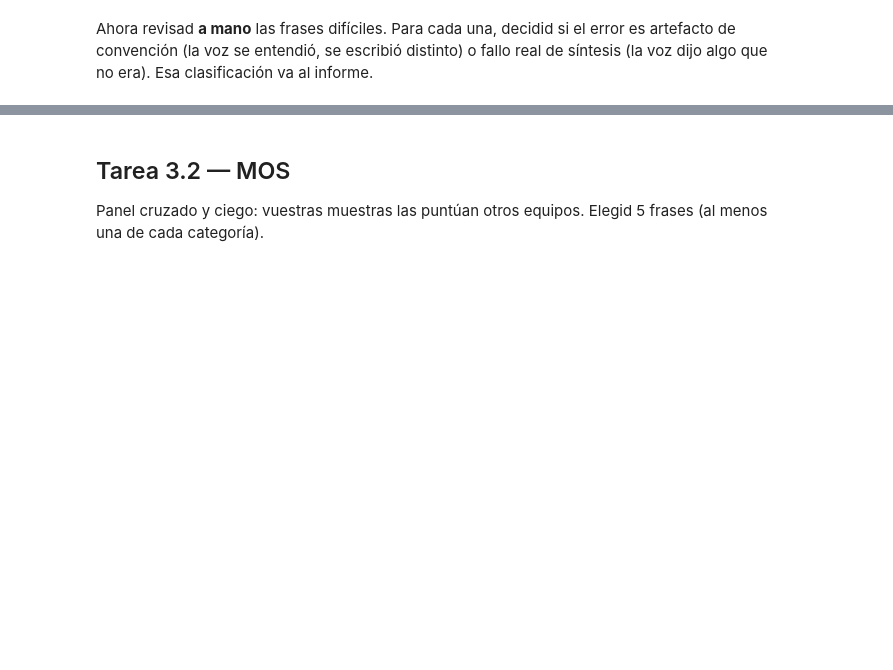
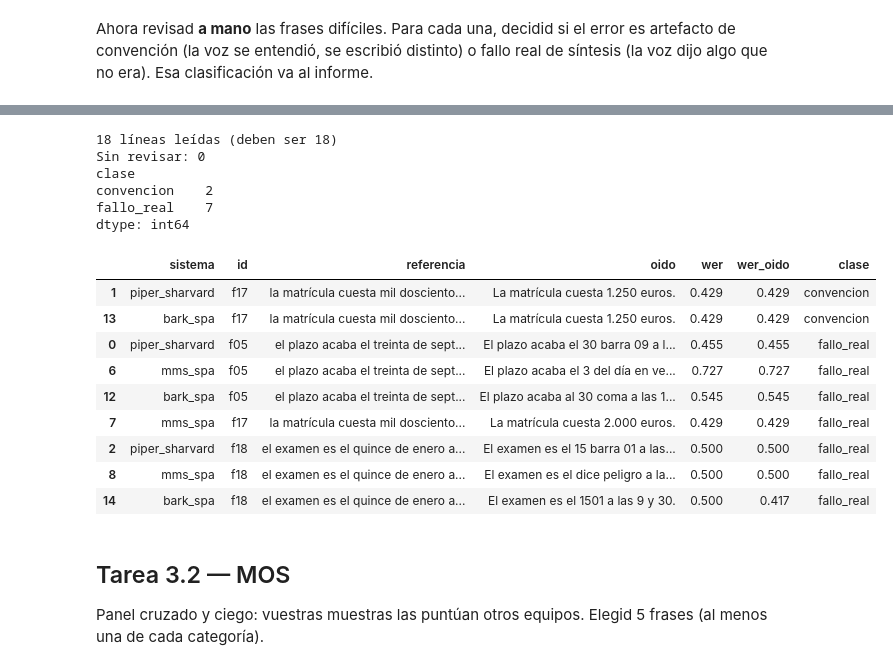
Before and after one commit to Ivnson/Practica-1---Sintesis-de-voz, a Jupyter notebook: p1_plantilla.ipynb, the cells around one changed output, grey strips where cells are left out. Drawn from its saved outputs; the diff is of its cells as text; code cells hidden in the pictures; blank space fills up the shorter version.

Commit message:
Tarea 3.1

```diff
--- a/p1_plantilla.ipynb
+++ b/p1_plantilla.ipynb
@@ -364,3 +408,60 @@ intel[intel.categoria == 'cifras'][['sistema', 'referencia', 'hipotesis', 'wer']
+# %%
+import re
+import jiwer
+
+intel = pd.read_csv(RES / 'inteligibilidad.csv')
+
+# 1. Leer lo que has oído, línea a línea
+patron = re.compile(r'^(\w+)\s+(F\d+)\s*->\s*DEBERIA DECIR\s*:\s*(.*?)\s*->\s*DICE:\s*(.*)$', re.IGNORECASE)
+filas = []
+with open(RES / 'RevisarAudios.txt', encoding='utf-8-sig') as f:
+    for linea in f:
+        m = patron.match(linea.strip())
+        if m:
+            filas.append(dict(sistema=m.group(1), id=m.group(2).lower(), oido=m.group(4).strip()))
+revisado = pd.DataFrame(filas)
+print(len(revisado), 'líneas leídas (deben ser 18)')
+
+# 2. Tu clasificación de cada caso
+clases = {
+    ('piper_sharvard', 'f05'): 'fallo_real',  ('mms_spa', 'f05'): 'fallo_real',  ('bark_spa', 'f05'): 'fallo_real',
+    ('piper_sharvard', 'f17'): 'convencion',  ('mms_spa', 'f17'): 'fallo_real',  ('bark_spa', 'f17'): 'convencion',
+    ('piper_sharvard', 'f18'): 'fallo_real',  ('mms_spa', 'f18'): 'fallo_real',  ('bark_spa', 'f18'): 'fallo_real',
+    ('piper_sharvard', 'f06'): 'fallo_real',  ('mms_spa', 'f06'): 'fallo_real',  ('bark_spa', 'f06'): 'fallo_real',
+    ('piper_sharvard', 'f19'): 'convencion',  ('mms_spa', 'f19'): 'fallo_real',  ('bark_spa', 'f19'): 'fallo_real',
+    ('piper_sharvard', 'f20'): 'convencion',  ('mms_spa', 'f20'): 'fallo_real',  ('bark_spa', 'f20'): 'convencion',
+}
+
+# 3. Unir con intel: WER según Whisper y WER según lo que has oído
+norma = evaluacion.normaliza_texto()
+dificiles = intel[intel.categoria.isin(['cifras', 'siglas'])].merge(revisado, on=['sistema', 'id'], how='left')
+dificiles['wer_oido'] = [jiwer.wer(norma(r), norma(h)) for r, h in zip(dificiles.referencia, dificiles.oido)]
+dificiles['clase'] = [clases.get((s, i), '') for s, i in zip(dificiles.sistema, dificiles.id)]
+print('Sin revisar:', dificiles.oido.isna().sum())
+
+dificiles.to_csv(RES / 'revision_manual.csv', index=False)
+
+# 4. TAREA 3.1: respuesta para cifras
+cifras = dificiles[dificiles.categoria == 'cifras']
+print(cifras.groupby('clase').size())
+cifras[['sistema', 'id', 'referencia', 'oido', 'wer', 'wer_oido', 'clase']].sort_values(['clase', 'id']).round(3)
+# %% [output]
+18 líneas leídas (deben ser 18)
+Sin revisar: 0
+clase
+convencion    2
+fallo_real    7
+dtype: int64
+|  | sistema | id | referencia | oido | wer | wer_oido | clase |
+| 1 | piper_sharvard | f17 | la matrícula cuesta mil dosciento... | La matrícula cuesta 1.250 euros. | 0.429 | 0.429 | convencion |
+| 13 | bark_spa | f17 | la matrícula cuesta mil dosciento... | La matrícula cuesta 1.250 euros. | 0.429 | 0.429 | convencion |
+| 0 | piper_sharvard | f05 | el plazo acaba el treinta de sept... | El plazo acaba el 30 barra 09 a l... | 0.455 | 0.455 | fallo_real |
+| 6 | mms_spa | f05 | el plazo acaba el treinta de sept... | El plazo acaba el 3 del día en ve... | 0.727 | 0.727 | fallo_real |
+| 12 | bark_spa | f05 | el plazo acaba el treinta de sept... | El plazo acaba al 30 coma a las 1... | 0.545 | 0.545 | fallo_real |
+| 7 | mms_spa | f17 | la matrícula cuesta mil dosciento... | La matrícula cuesta 2.000 euros. | 0.429 | 0.429 | fallo_real |
+| 2 | piper_sharvard | f18 | el examen es el quince de enero a... | El examen es el 15 barra 01 a las... | 0.500 | 0.500 | fallo_real |
+| 8 | mms_spa | f18 | el examen es el quince de enero a... | El examen es el dice peligro a la... | 0.500 | 0.500 | fallo_real |
+| 14 | bark_spa | f18 | el examen es el quince de enero a... | El examen es el 1501 a las 9 y 30. | 0.500 | 0.417 | fallo_real |
 # %% [markdown]
 ## Tarea 3.2 — MOS
 
```
Also changed, not shown: parts of 5 cells of this notebook, 3 other files.
